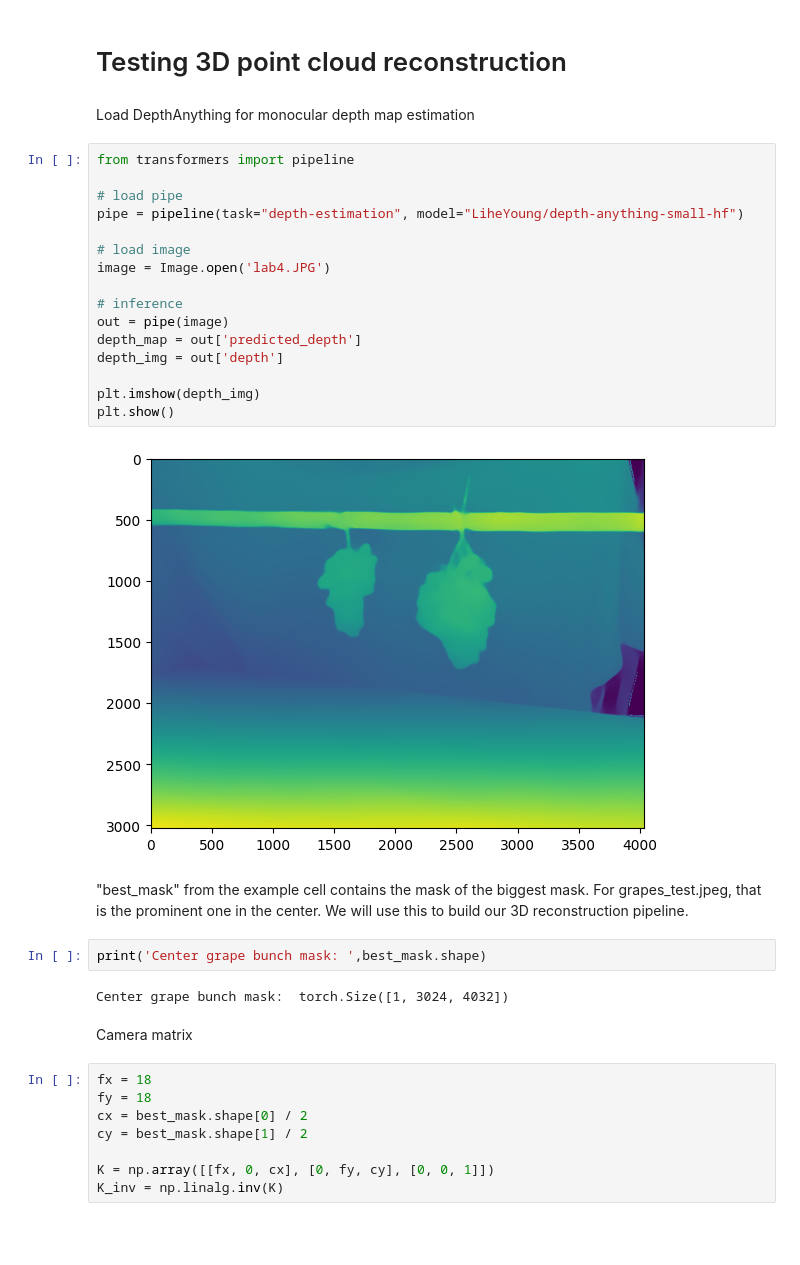
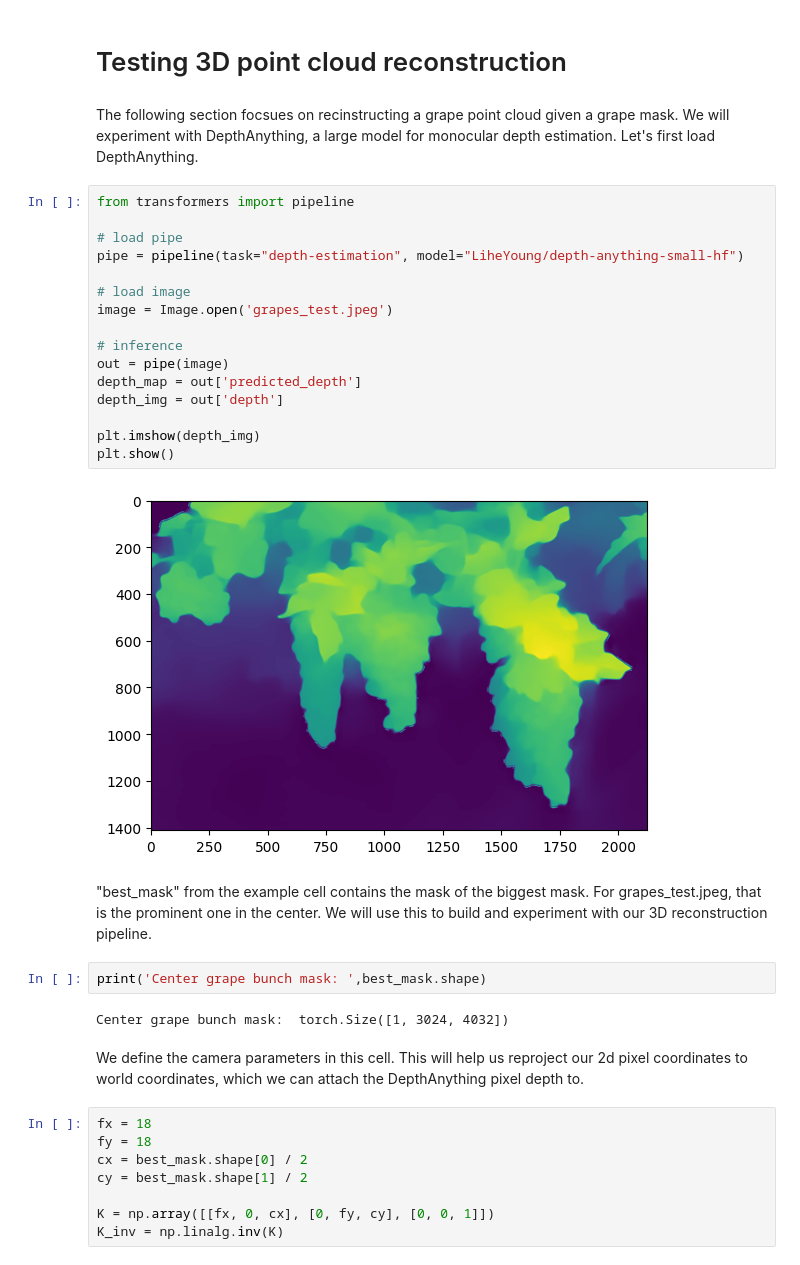
Before and after one commit to adi-balaji/grape_rob, a Jupyter notebook: grape_masking/wgisd_masking.ipynb, the cells around one changed output. Cells and saved outputs as stored; diff of their text form; blank space fills up the shorter version.

```diff
--- a/grape_masking/wgisd_masking.ipynb
+++ b/grape_masking/wgisd_masking.ipynb
@@ -440,34 +450,34 @@ print(f'Test set avg iou: {sum(avg_ious)*100/len(avg_ious)} %')
 Test set avg iou: 71.37046721246507 %
 # %% [markdown]
 # Testing 3D point cloud reconstruction
-# %% [markdown]
-Load DepthAnything for monocular depth map estimation
+# %% [markdown]
+The following section focsues on recinstructing a grape point cloud given a grape mask. We will experiment with DepthAnything, a large model for monocular depth estimation. Let's first load DepthAnything.
 # %%
 from transformers import pipeline
 
 # load pipe
 pipe = pipeline(task="depth-estimation", model="LiheYoung/depth-anything-small-hf")
 
 # load image
-image = Image.open('lab4.JPG')
+image = Image.open('grapes_test.jpeg')
 
 # inference
 out = pipe(image)
 depth_map = out['predicted_depth']
 depth_img = out['depth']
 
 plt.imshow(depth_img)
 plt.show()
 # %% [output]
-[figure, old version]
+[figure, new version]
 # %% [markdown]
-"best_mask" from the example cell contains the mask of the biggest mask. For grapes_test.jpeg, that is the prominent one in the center. We will use this to build our 3D reconstruction pipeline.
+"best_mask" from the example cell contains the mask of the biggest mask. For grapes_test.jpeg, that is the prominent one in the center. We will use this to build and experiment with our 3D reconstruction pipeline.
 # %%
 print('Center grape bunch mask: ',best_mask.shape)
 # %% [output]
 Center grape bunch mask:  torch.Size([1, 3024, 4032])
-# %% [markdown]
-Camera matrix
+# %% [markdown]
+We define the camera parameters in this cell. This will help us reproject our 2d pixel coordinates to world coordinates, which we can attach the DepthAnything pixel depth to.
 # %%
 fx = 18
 fy = 18
```
Also changed, not shown: parts of 32 cells of this notebook, 4 other files.
